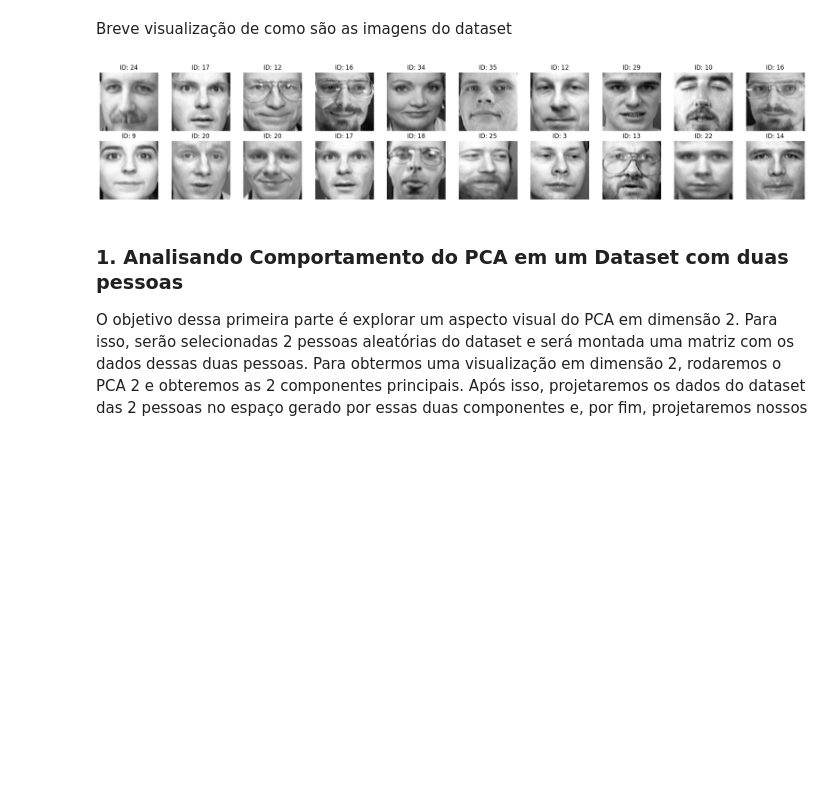
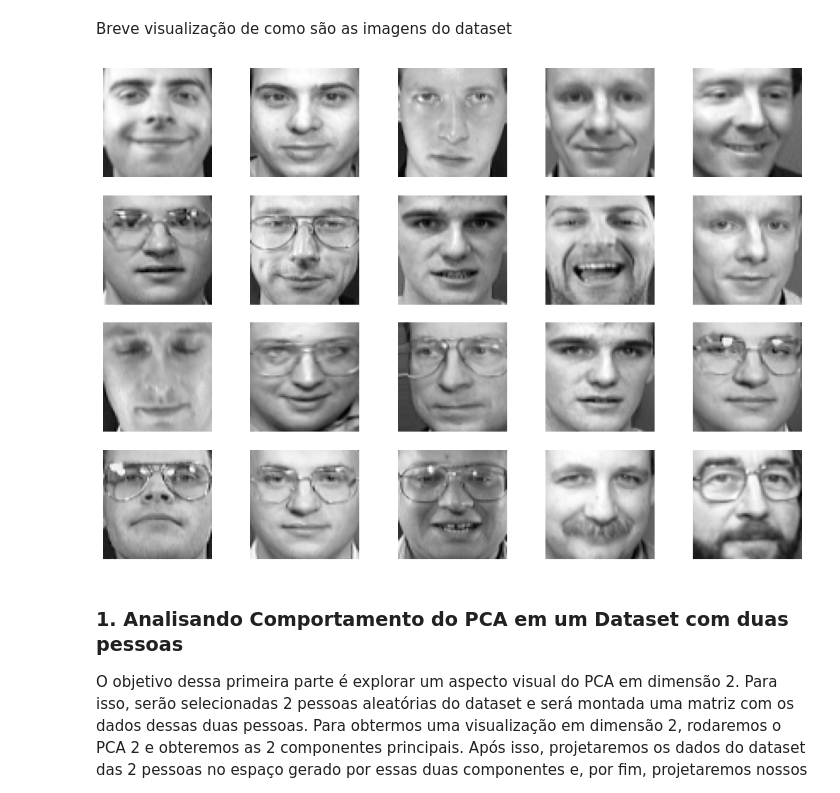
Before and after one commit to schu1na/eigenfaces_cocada, a Jupyter notebook: eigenfaces.ipynb, the cells around one changed output. Cells and saved outputs as stored; diff of their text form; code cells hidden in the pictures; blank space fills up the shorter version.

```diff
--- a/eigenfaces.ipynb
+++ b/eigenfaces.ipynb
@@ -42,18 +41,18 @@ Breve visualização de como são as imagens do dataset
 # %%
 # Seleciona 20 índices aleatórios do dataset
 indices_aleatorios = np.random.choice(len(images), size=20, replace=False)
 
-# Plota as 20 imagens selecionadas
-fig, axes = plt.subplots(2, 10, figsize=(20, 4))
+# Plota as 20 imagens selecionadas em 4 linhas de 5 colunas
+fig, axes = plt.subplots(4, 5, figsize=(12, 8))
 for i, idx in enumerate(indices_aleatorios):
-    ax = axes[i // 10, i % 10]
+    ax = axes[i // 5, i % 5]
     ax.imshow(images[idx], cmap='gray')
-    ax.set_title(f'ID: {targets[idx]}')
     ax.axis('off')
-plt.tight_layout()
+plt.tight_layout(pad=2.0)  # aumenta o espaçamento interno
+plt.subplots_adjust(left=0.05, right=0.95, top=0.95, bottom=0.05)  # aumenta a margem externa
 plt.show()
 # %% [output]
-[figure, old version]
+[figure, new version]
 # %% [markdown]
 ### 1. Analisando Comportamento do PCA em um Dataset com duas pessoas
 
```
Also changed, not shown: parts of 11 cells of this notebook, 1 other file.
